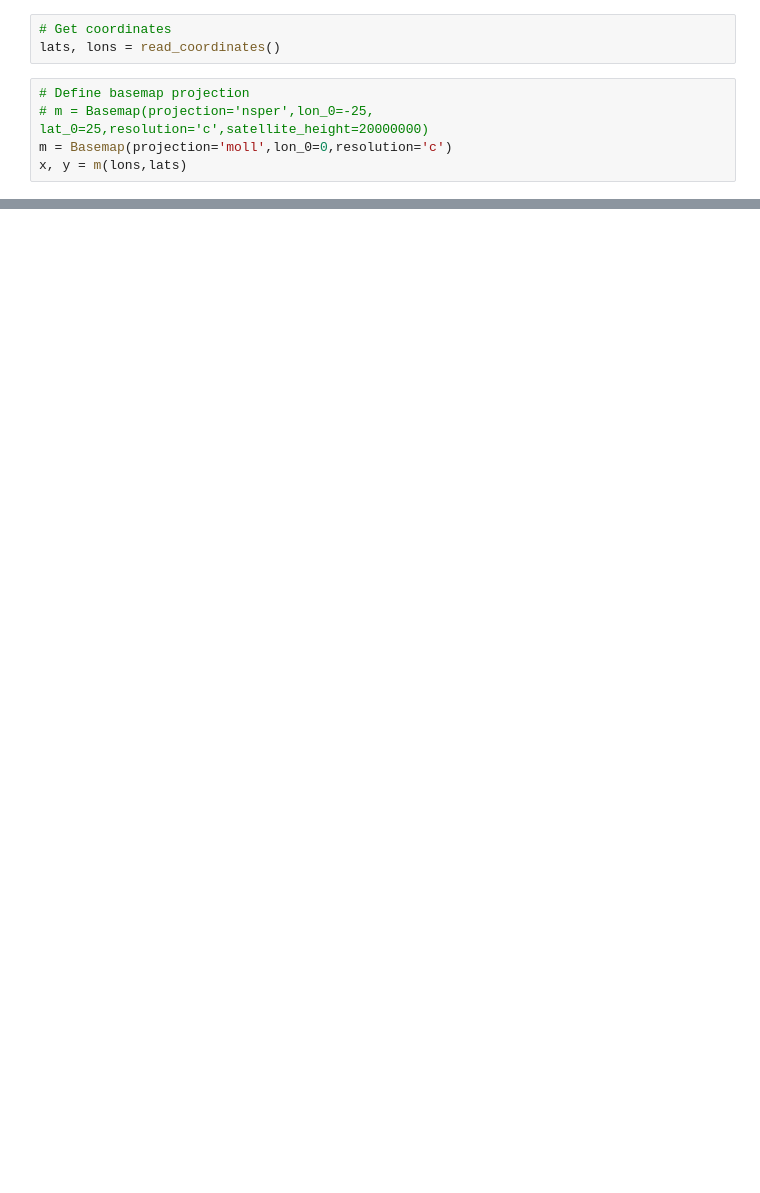
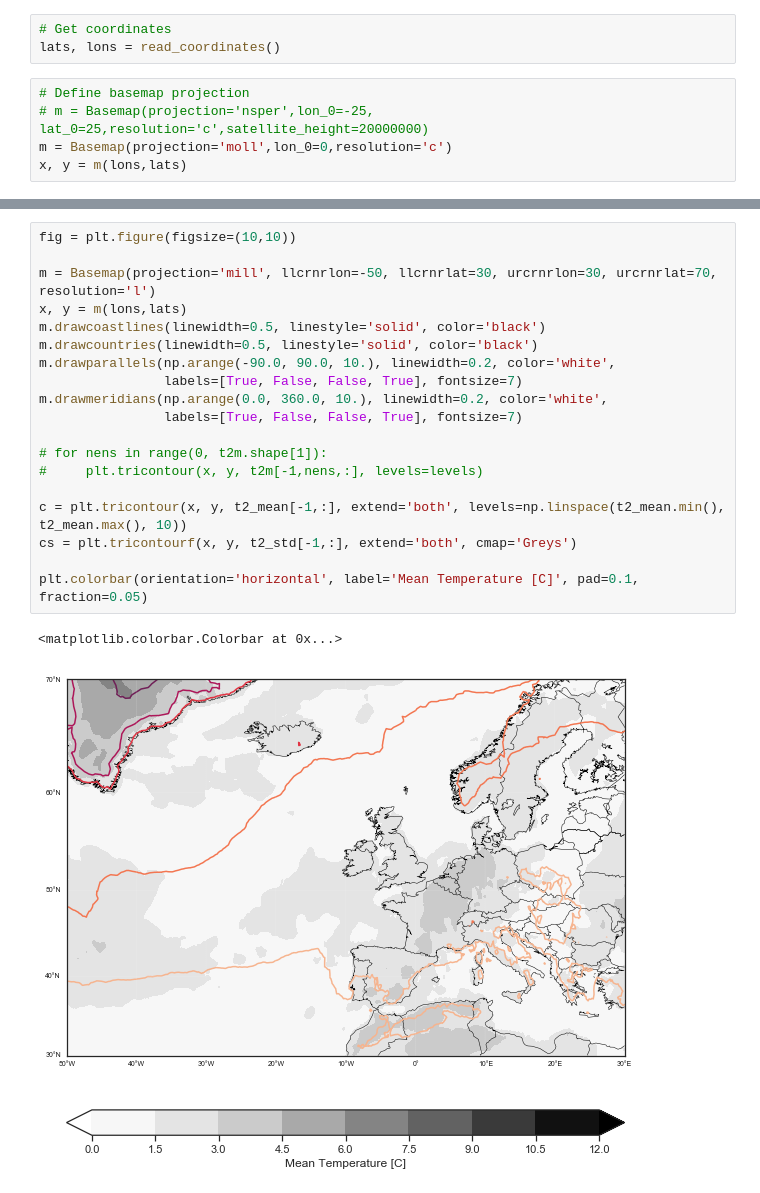
Before and after one commit to guidocioni/icon_eu_eps, a Jupyter notebook: test.ipynb, the cells around one changed output, grey strips where cells are left out. Saved outputs shown, nothing was run; the diff lists cells and outputs as text; blank space fills up the shorter version.

```diff
--- a/test.ipynb
+++ b/test.ipynb
@@ -70,3 +60,25 @@ plt.colorbar(orientation='horizontal', label='Mean Temperature [C]', pad=0.1, fr
+# %%
+fig = plt.figure(figsize=(10,10))
+
+m = Basemap(projection='mill', llcrnrlon=-50, llcrnrlat=30, urcrnrlon=30, urcrnrlat=70, resolution='l')
+x, y = m(lons,lats)
+m.drawcoastlines(linewidth=0.5, linestyle='solid', color='black')
+m.drawcountries(linewidth=0.5, linestyle='solid', color='black')
+m.drawparallels(np.arange(-90.0, 90.0, 10.), linewidth=0.2, color='white',
+                labels=[True, False, False, True], fontsize=7)
+m.drawmeridians(np.arange(0.0, 360.0, 10.), linewidth=0.2, color='white',
+                labels=[True, False, False, True], fontsize=7)
+
+# for nens in range(0, t2m.shape[1]):
+#     plt.tricontour(x, y, t2m[-1,nens,:], levels=levels)
+
+c = plt.tricontour(x, y, t2_mean[-1,:], extend='both', levels=np.linspace(t2_mean.min(), t2_mean.max(), 10))
+cs = plt.tricontourf(x, y, t2_std[-1,:], extend='both', cmap='Greys')
+
+plt.colorbar(orientation='horizontal', label='Mean Temperature [C]', pad=0.1, fraction=0.05)
+# %% [output]
+<matplotlib.colorbar.Colorbar at 0x...>
+[figure, added]
 # %%
 fig = plt.figure(figsize=(10,5))
 
```
Also changed, not shown: parts of 8 cells of this notebook, 15 other files.
